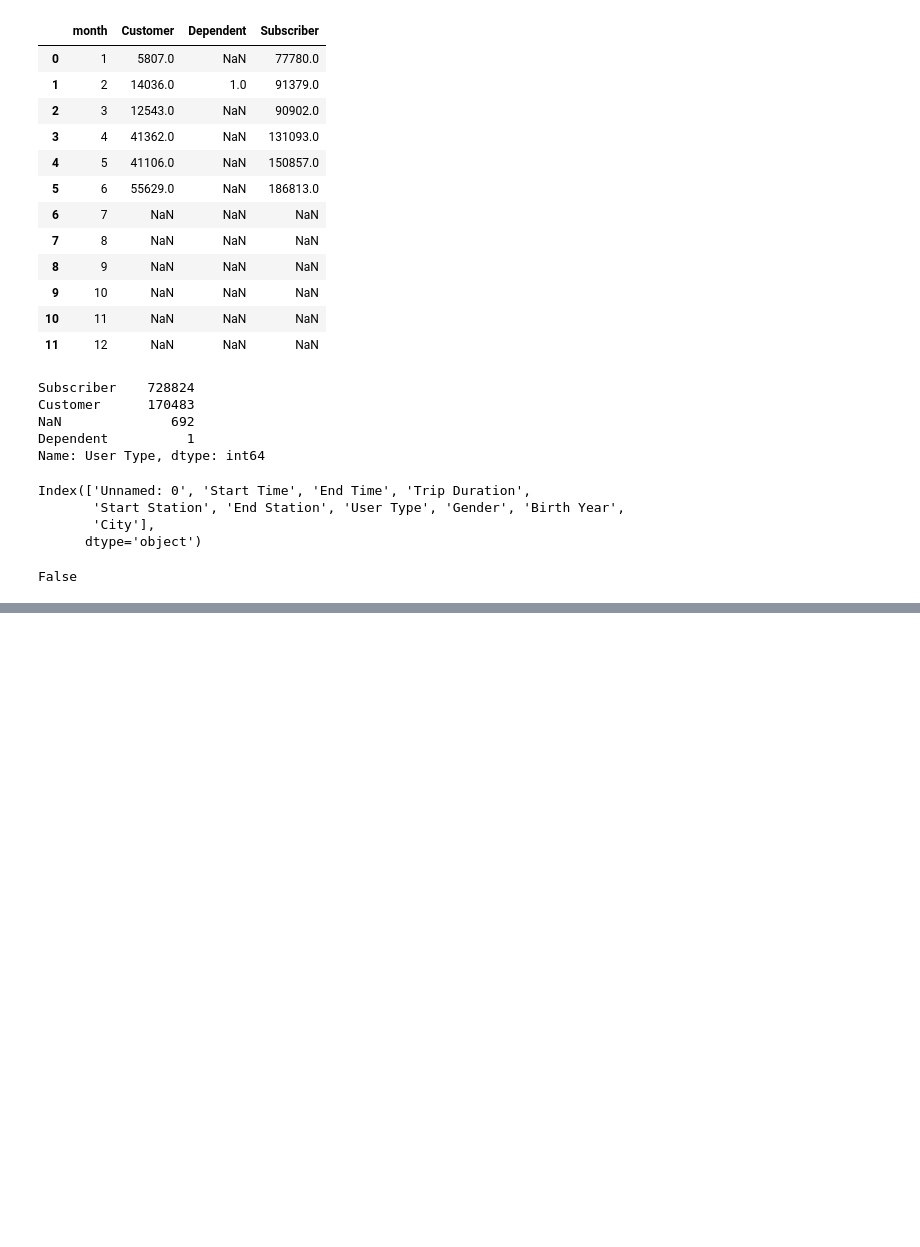
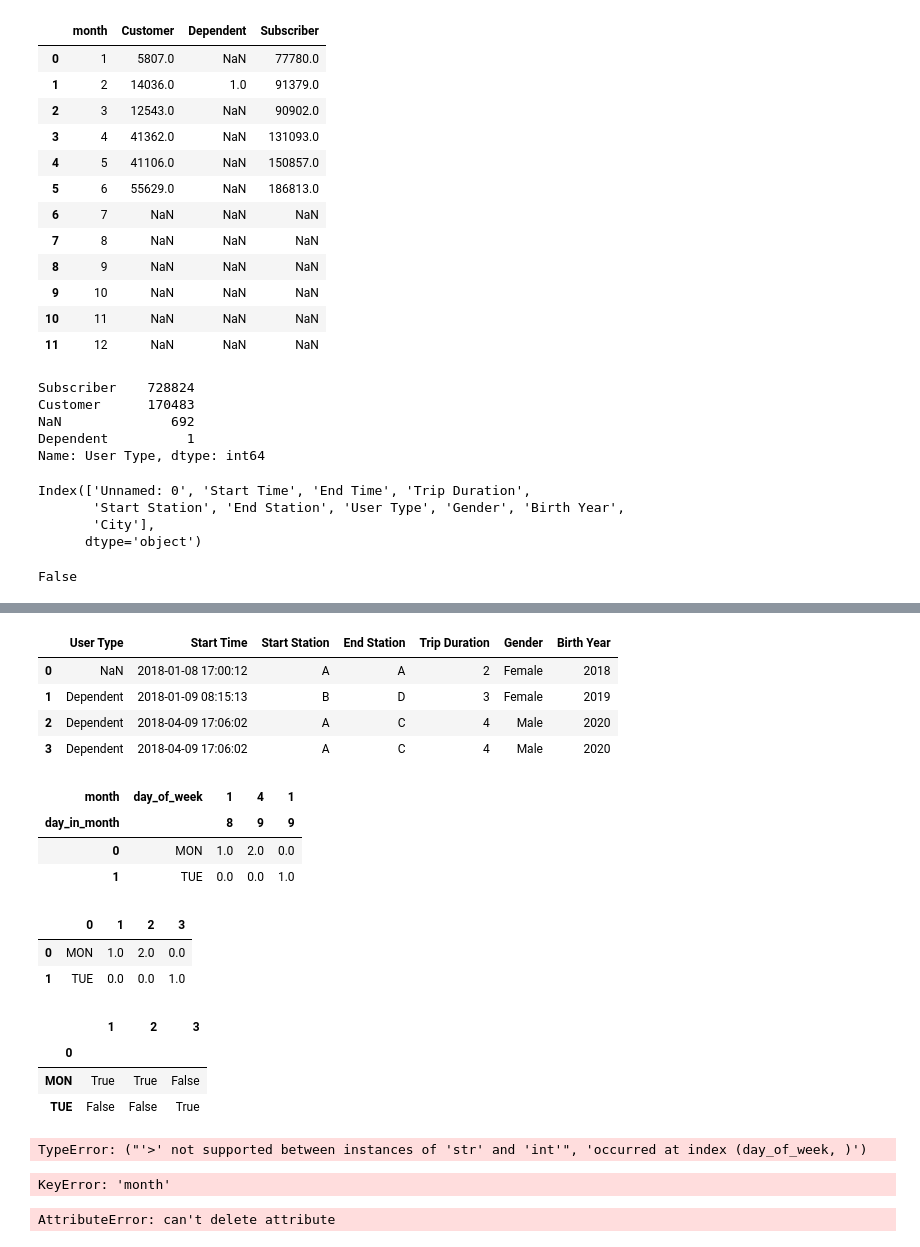
Before and after one commit to sarthak1996/Udacity-Python, a Jupyter notebook: Visualise.ipynb, the cells around one changed output, grey strips where cells are left out. Saved outputs shown, nothing was run; the diff lists cells and outputs as text; code cells hidden in the pictures; blank space fills up the shorter version.

```diff
--- a/Visualise.ipynb
+++ b/Visualise.ipynb
@@ -745,0 +843,10 @@ False
+# %%
+df_1=pd.read_csv('test_data/chicago.csv')
+# %%
+df_1
+# %% [output]
+|  | User Type | Start Time | Start Station | End Station | Trip Duration | Gender | Birth Year |
+| 0 | NaN | 2018-01-08 17:00:12 | A | A | 2 | Female | 2018 |
+| 1 | Dependent | 2018-01-09 08:15:13 | B | D | 3 | Female | 2019 |
+| 2 | Dependent | 2018-04-09 17:06:02 | A | C | 4 | Male | 2020 |
+| 3 | Dependent | 2018-04-09 17:06:02 | A | C | 4 | Male | 2020 |
@@ -745,0 +868,7 @@ False
+# %%
+df_2
+# %% [output]
+| month | day_of_week | 1 | 4 | 1 |
+| day_in_month |  | 8 | 9 | 9 |
+| 0 | MON | 1.0 | 2.0 | 0.0 |
+| 1 | TUE | 0.0 | 0.0 | 1.0 |
@@ -745,0 +879,6 @@ False
+# %%
+df_2
+# %% [output]
+|  | 0 | 1 | 2 | 3 |
+| 0 | MON | 1.0 | 2.0 | 0.0 |
+| 1 | TUE | 0.0 | 0.0 | 1.0 |
@@ -745,0 +887,7 @@ False
+# %%
+df_3.gt(0)
+# %% [output]
+|  | 1 | 2 | 3 |
+| 0 |  |  |  |
+| MON | True | True | False |
+| TUE | False | False | True |
@@ -745,0 +896,8 @@ False
+# %%
+df_2.applymap(lambda x: 1 if x>0 else 0)
+# %% [output]
+TypeError: ("'>' not supported between instances of 'str' and 'int'", 'occurred at index (day_of_week, )')
+# %%
+df_2['month'].gt(0)
+# %% [output]
+KeyError: 'month'
@@ -745,0 +906,4 @@ False
+# %%
+del df_2.columns.names
+# %% [output]
+AttributeError: can't delete attribute
```
Also changed, not shown: parts of 18 cells of this notebook, 3 other files.
